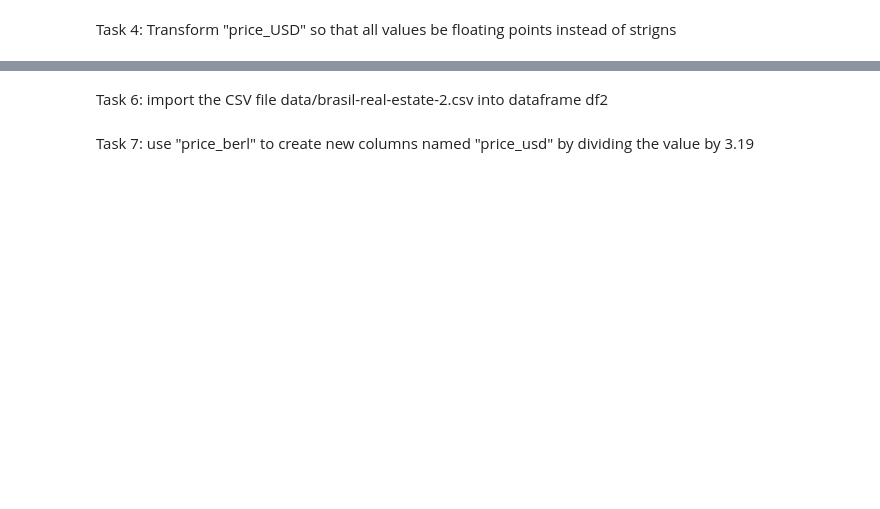
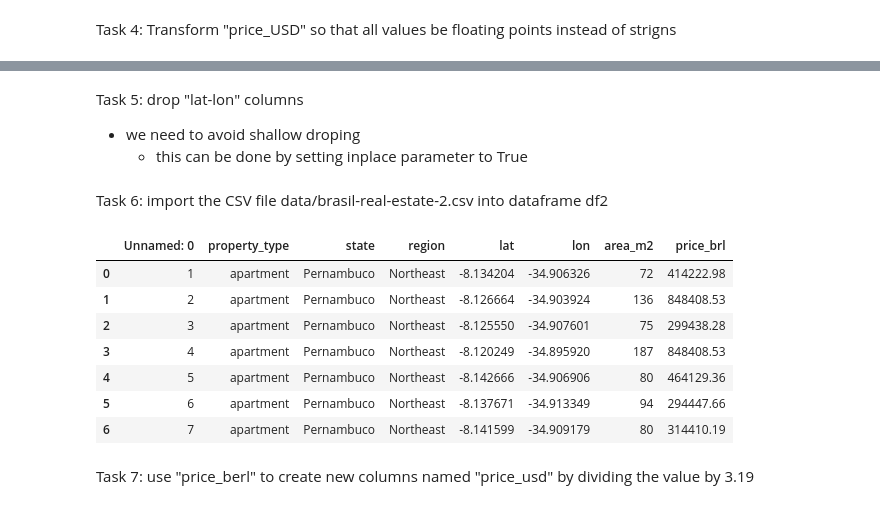
Before and after one commit to abdelazizSalah/Machine-Learning-Track, a Jupyter notebook: 180Course/session3/assignment/Pandas-Assignment.ipynb, the cells around one changed output, grey strips where cells are left out. Saved outputs shown, nothing was run; the diff lists cells and outputs as text; code cells hidden in the pictures; blank space fills up the shorter version.

Commit message:
assignment 3 is done

```diff
--- a/180Course/session3/assignment/Pandas-Assignment.ipynb
+++ b/180Course/session3/assignment/Pandas-Assignment.ipynb
@@ -12,0 +43,4 @@ Task 5: drop "lat-lon" columns
+# %% [markdown]
+Task 5: drop "lat-lon" columns
+* we need to avoid shallow droping
+  * this can be done by setting inplace parameter to True
@@ -13,4 +49,16 @@ Task 5: drop "lat-lon" columns
 # %% [markdown]
 Task 6: import the CSV file data/brasil-real-estate-2.csv into dataframe df2
+# %%
+brazilDF2 = pd.read_csv('brazilData2.csv')
+brazilDF2
+# %% [output]
+|  | Unnamed: 0 | property_type | state | region | lat | lon | area_m2 | price_brl |
+| 0 | 1 | apartment | Pernambuco | Northeast | -8.134204 | -34.906326 | 72 | 414222.98 |
+| 1 | 2 | apartment | Pernambuco | Northeast | -8.126664 | -34.903924 | 136 | 848408.53 |
+| 2 | 3 | apartment | Pernambuco | Northeast | -8.125550 | -34.907601 | 75 | 299438.28 |
+| 3 | 4 | apartment | Pernambuco | Northeast | -8.120249 | -34.895920 | 187 | 848408.53 |
+| 4 | 5 | apartment | Pernambuco | Northeast | -8.142666 | -34.906906 | 80 | 464129.36 |
+| 5 | 6 | apartment | Pernambuco | Northeast | -8.137671 | -34.913349 | 94 | 294447.66 |
+| 6 | 7 | apartment | Pernambuco | Northeast | -8.141599 | -34.909179 | 80 | 314410.19 |
 # %% [markdown]
 Task 7: use "price_berl" to create new columns named "price_usd" by dividing the value by 3.19
```
Also changed, not shown: parts of 21 cells of this notebook, 4 other files.
